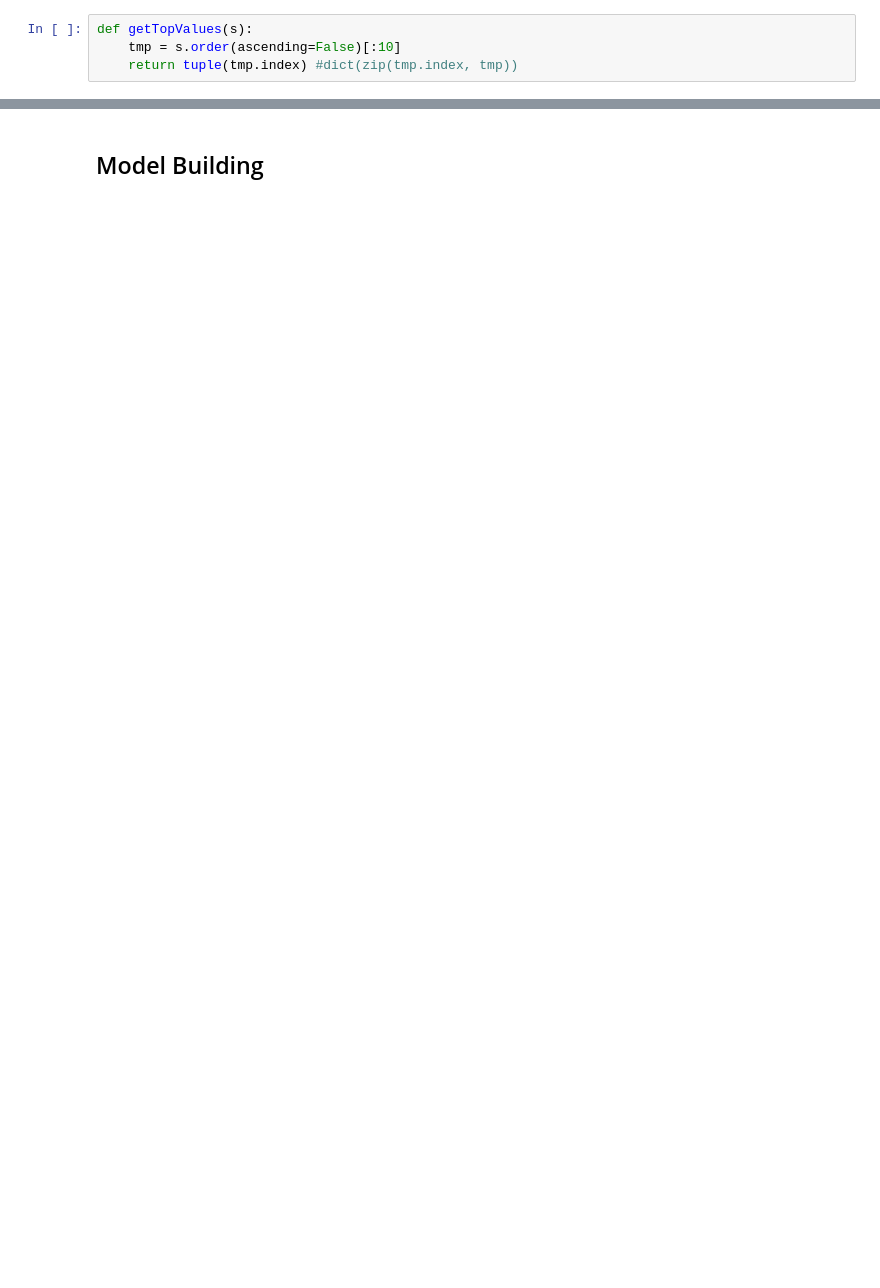
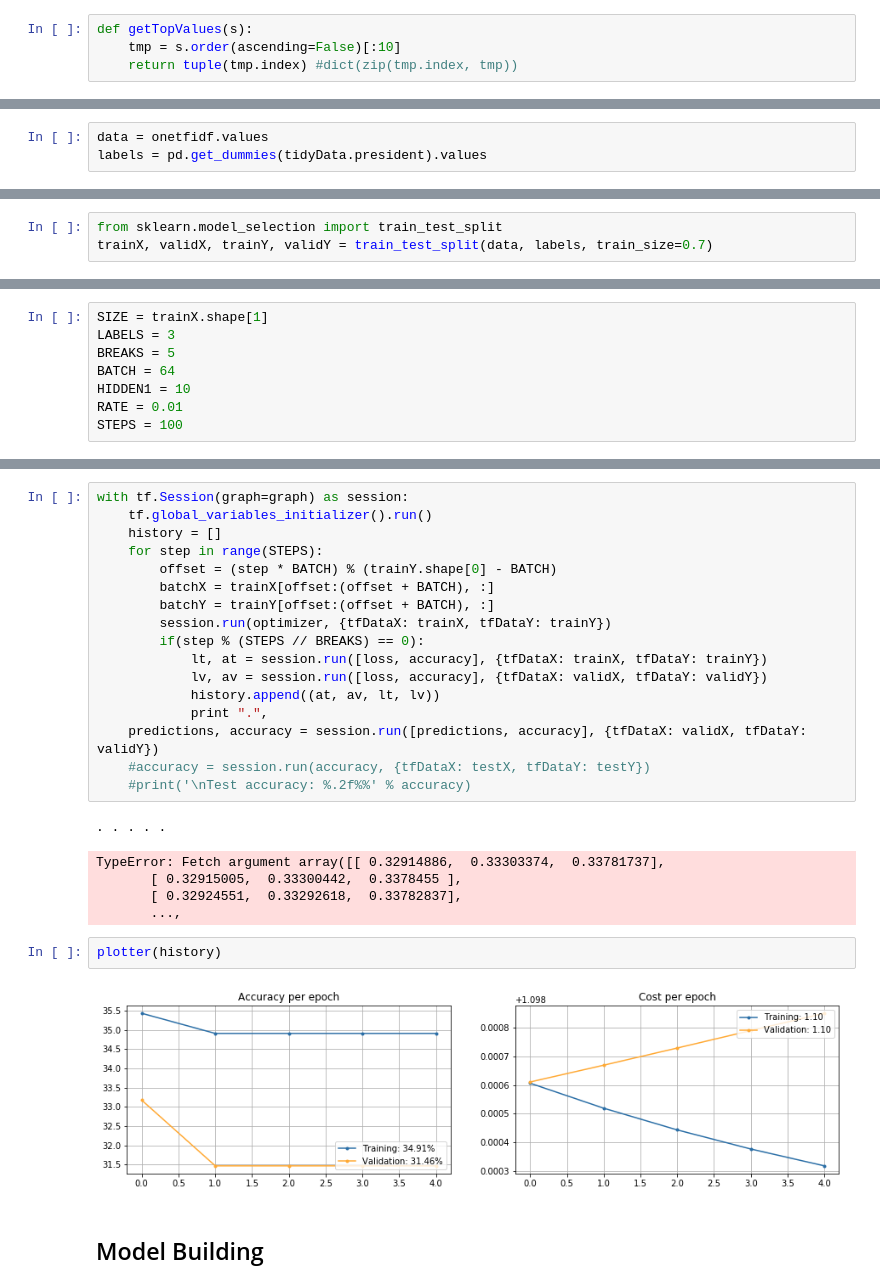
Before and after one commit to dezwier/notebooks, a Jupyter notebook: Speeches/Speeches.ipynb, the cells around one changed output, grey strips where cells are left out. Cells and saved outputs as stored; diff of their text form; blank space fills up the shorter version.

```diff
--- a/Speeches/Speeches.ipynb
+++ b/Speeches/Speeches.ipynb
@@ -158,0 +204,3 @@ tidyData.tritfidf[1326]
+# %%
+data = onetfidf.values
+labels = pd.get_dummies(tidyData.president).values
@@ -158,0 +211,3 @@ tidyData.tritfidf[1326]
+# %%
+from sklearn.model_selection import train_test_split
+trainX, validX, trainY, validY = train_test_split(data, labels, train_size=0.7)
@@ -158,0 +220,8 @@ tidyData.tritfidf[1326]
+# %%
+SIZE = trainX.shape[1]
+LABELS = 3
+BREAKS = 5
+BATCH = 64
+HIDDEN1 = 10
+RATE = 0.01
+STEPS = 100
@@ -159,3 +256,30 @@ tidyData.tritfidf[1326]
+# %%
+with tf.Session(graph=graph) as session:
+    tf.global_variables_initializer().run()
+    history = []
+    for step in range(STEPS):
+        offset = (step * BATCH) % (trainY.shape[0] - BATCH)
+        batchX = trainX[offset:(offset + BATCH), :]
+        batchY = trainY[offset:(offset + BATCH), :]
+        session.run(optimizer, {tfDataX: trainX, tfDataY: trainY})
+        if(step % (STEPS // BREAKS) == 0):
+            lt, at = session.run([loss, accuracy], {tfDataX: trainX, tfDataY: trainY})
+            lv, av = session.run([loss, accuracy], {tfDataX: validX, tfDataY: validY})
+            history.append((at, av, lt, lv))
+            print ".",
+    predictions, accuracy = session.run([predictions, accuracy], {tfDataX: validX, tfDataY: validY})
+    #accuracy = session.run(accuracy, {tfDataX: testX, tfDataY: testY})
+    #print('\nTest accuracy: %.2f%%' % accuracy)
+# %% [output]
+. . . . .
+TypeError: Fetch argument array([[ 0.32914886,  0.33303374,  0.33781737],
+       [ 0.32915005,  0.33300442,  0.3378455 ],
+       [ 0.32924551,  0.33292618,  0.33782837],
+       ...,
+# %%
+plotter(history)
+# %% [output]
+[figure, added]
 # %% [markdown]
 ## Model Building
 # %%
```
Also changed, not shown: parts of 18 cells of this notebook, 6 other files.
